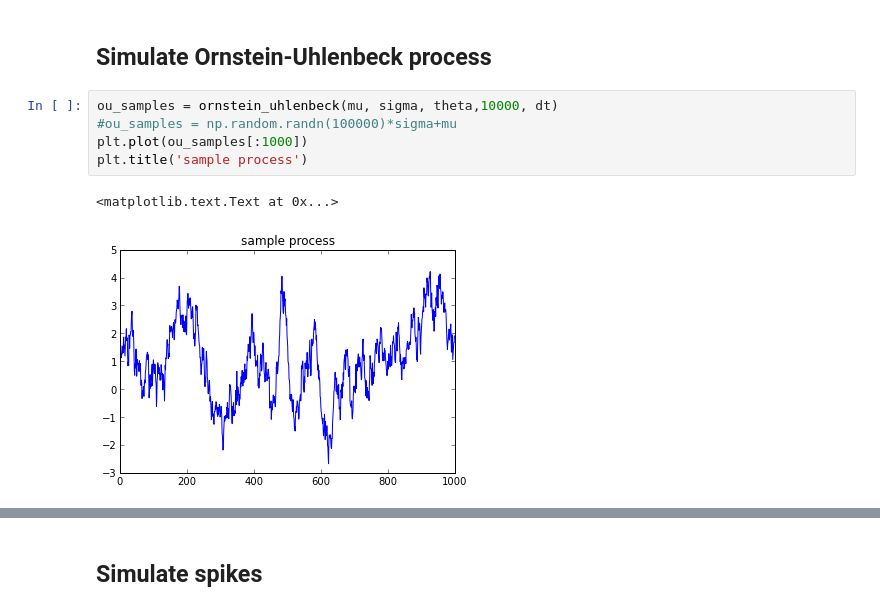
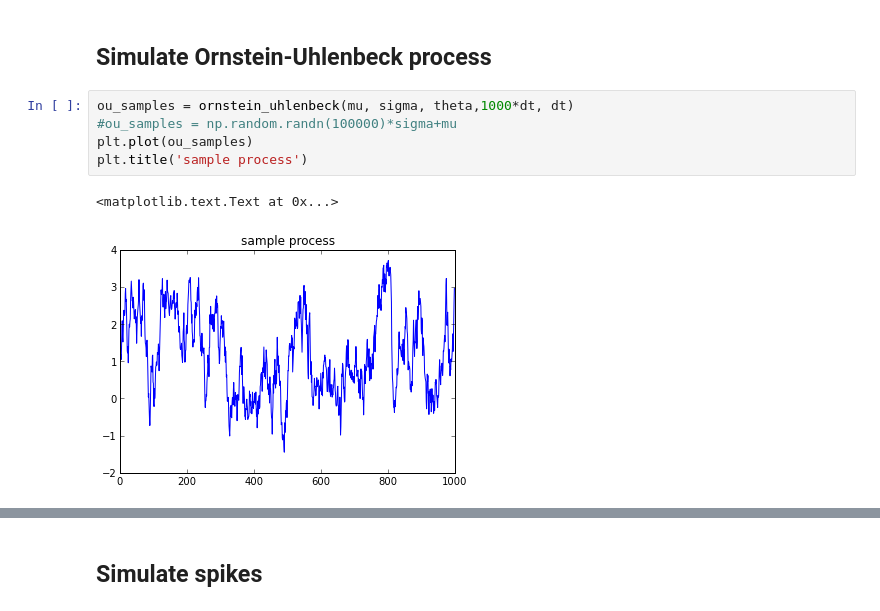
Before and after one commit to yzerlaut/transfer_functions, a Jupyter notebook: ornstein_uhlenbeck_covariance.ipynb, the cells around one changed output, grey strips where cells are left out. Cells and saved outputs as stored; diff of their text form.

```diff
--- a/ornstein_uhlenbeck_covariance.ipynb
+++ b/ornstein_uhlenbeck_covariance.ipynb
@@ -55,10 +55,10 @@ def ornstein_uhlenbeck(mu, sigma, theta, tmax, dt=dt):
 Simulate Ornstein-Uhlenbeck process
 -----------------------------------
 # %%
-ou_samples = ornstein_uhlenbeck(mu, sigma, theta,10000, dt)
+ou_samples = ornstein_uhlenbeck(mu, sigma, theta,1000*dt, dt)
 #ou_samples = np.random.randn(100000)*sigma+mu
-plt.plot(ou_samples[:1000])
+plt.plot(ou_samples)
 plt.title('sample process')
 # %% [output]
 <matplotlib.text.Text at 0x...>
-[figure, old version]
+[figure, new version]
```
Also changed, not shown: parts of 24 cells of this notebook.
